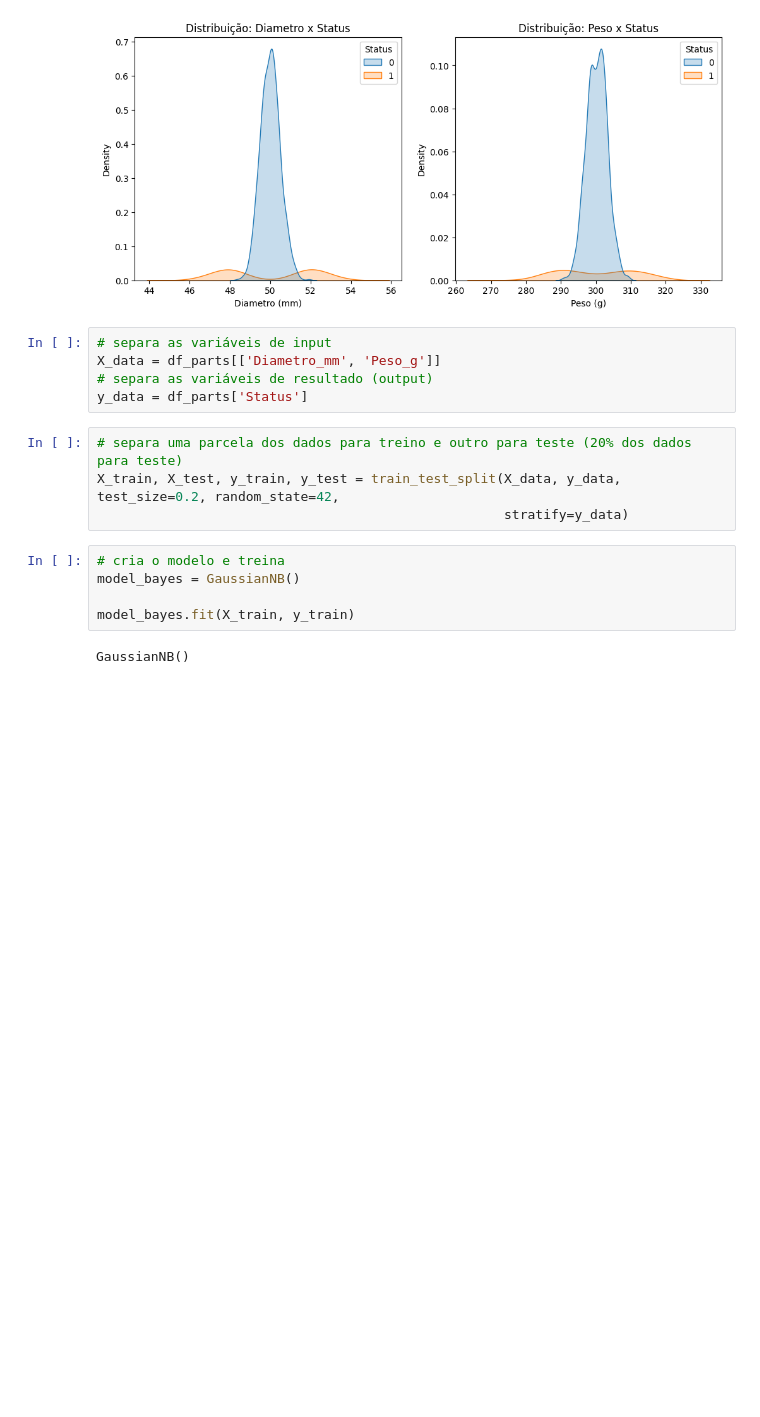
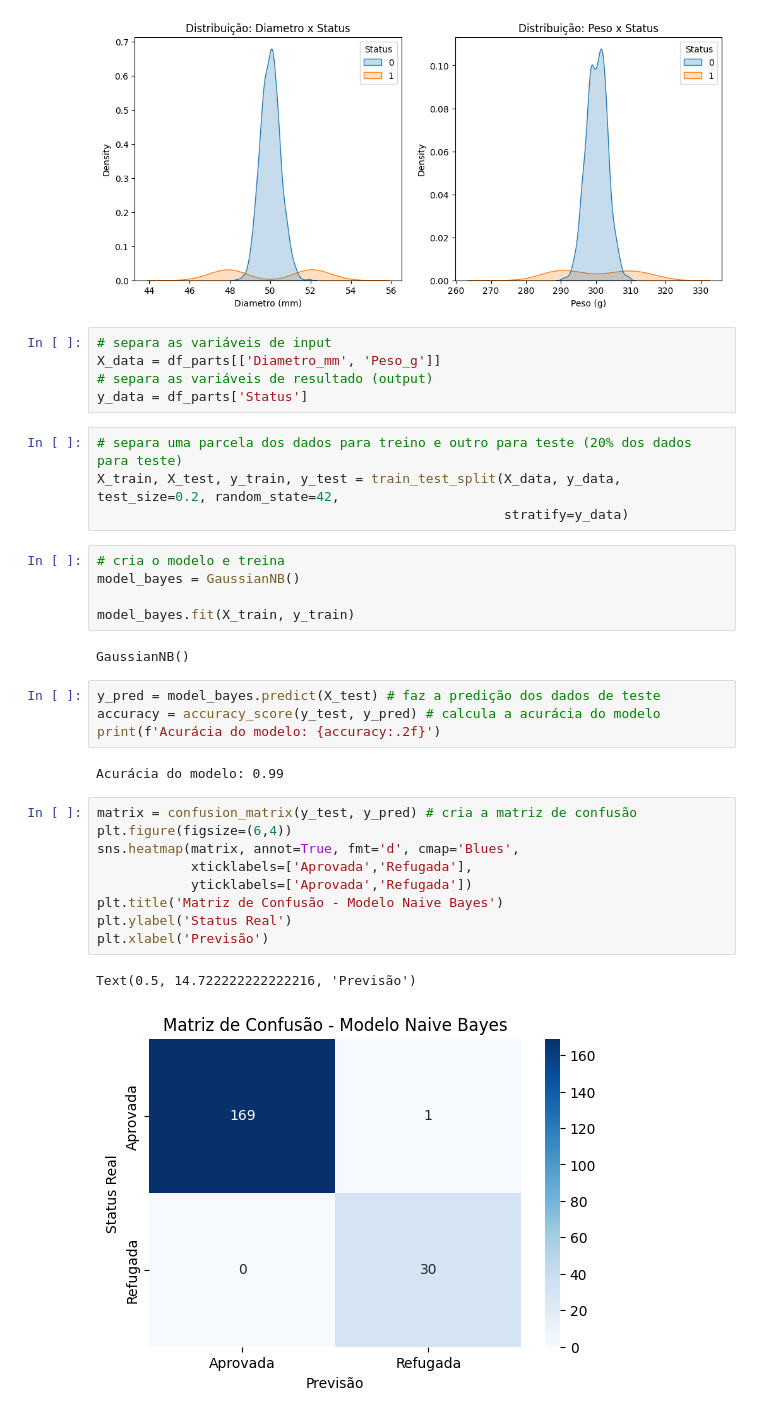
Before and after one commit to andre-savedra/MACHINE-LEARNING-2026, a Jupyter notebook: Modelos Supervisionados/2-modelo-bayesiano/2_ModeloBayesiano.ipynb, the cells around one changed output. Cells and saved outputs as stored; diff of their text form; blank space fills up the shorter version.

```diff
--- a/3-modelo-bayesiano/2_ModeloBayesiano.ipynb
+++ b/Modelos Supervisionados/2-modelo-bayesiano/2_ModeloBayesiano.ipynb
@@ -60,3 +60,21 @@ model_bayes = GaussianNB()
 model_bayes.fit(X_train, y_train)
 # %% [output]
 GaussianNB()
+# %%
+y_pred = model_bayes.predict(X_test) # faz a predição dos dados de teste
+accuracy = accuracy_score(y_test, y_pred) # calcula a acurácia do modelo
+print(f'Acurácia do modelo: {accuracy:.2f}')
+# %% [output]
+Acurácia do modelo: 0.99
+# %%
+matrix = confusion_matrix(y_test, y_pred) # cria a matriz de confusão
+plt.figure(figsize=(6,4))
+sns.heatmap(matrix, annot=True, fmt='d', cmap='Blues',
+            xticklabels=['Aprovada','Refugada'],
+            yticklabels=['Aprovada','Refugada'])
+plt.title('Matriz de Confusão - Modelo Naive Bayes')
+plt.ylabel('Status Real')
+plt.xlabel('Previsão')
+# %% [output]
+Text(0.5, 14.722222222222216, 'Previsão')
+[figure, added]
```
Also changed, not shown: parts of 1 cell of this notebook, 9 other files.
